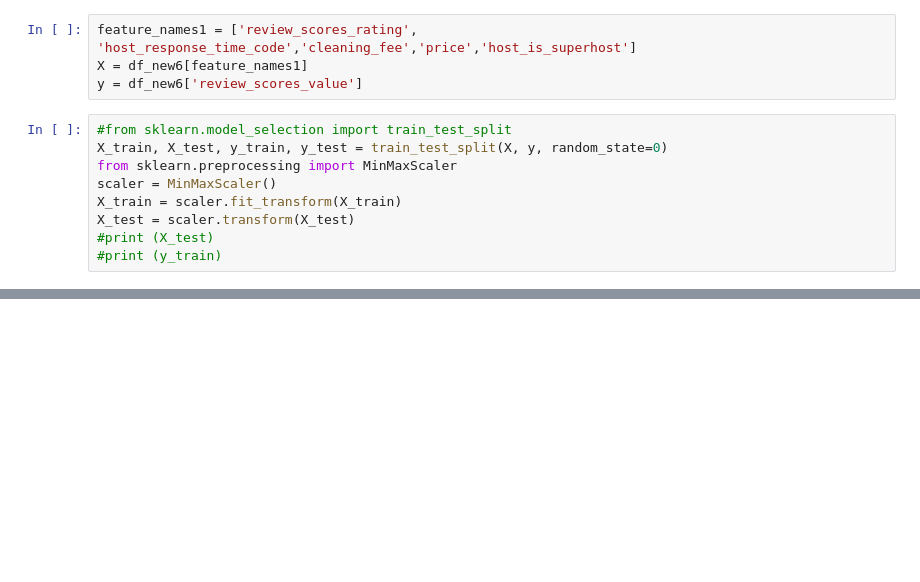
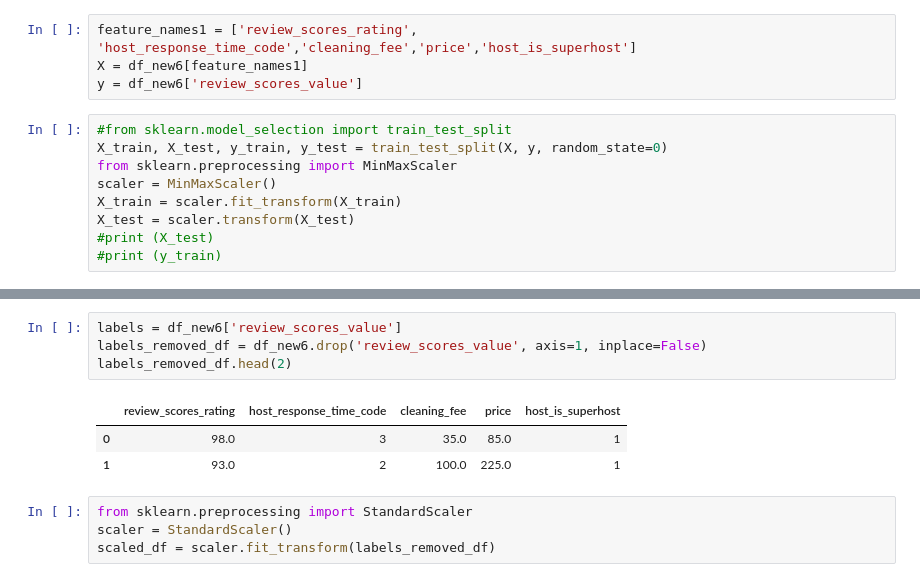
Before and after one commit to eyambaita/dsc-3-final-project-online-ds-pt-100118, a Jupyter notebook: student.ipynb, the cells around one changed output, grey strips where cells are left out. Cells and saved outputs as stored; diff of their text form; blank space fills up the shorter version.

```diff
--- a/student.ipynb
+++ b/student.ipynb
@@ -592,0 +594,12 @@ avg / total       0.68      0.68      0.68      1662
+# %%
+labels = df_new6['review_scores_value']
+labels_removed_df = df_new6.drop('review_scores_value', axis=1, inplace=False)
+labels_removed_df.head(2)
+# %% [output]
+|  | review_scores_rating | host_response_time_code | cleaning_fee | price | host_is_superhost |
+| 0 | 98.0 | 3 | 35.0 | 85.0 | 1 |
+| 1 | 93.0 | 2 | 100.0 | 225.0 | 1 |
+# %%
+from sklearn.preprocessing import StandardScaler
+scaler = StandardScaler()
+scaled_df = scaler.fit_transform(labels_removed_df)
```
Also changed, not shown: parts of 15 cells of this notebook.
